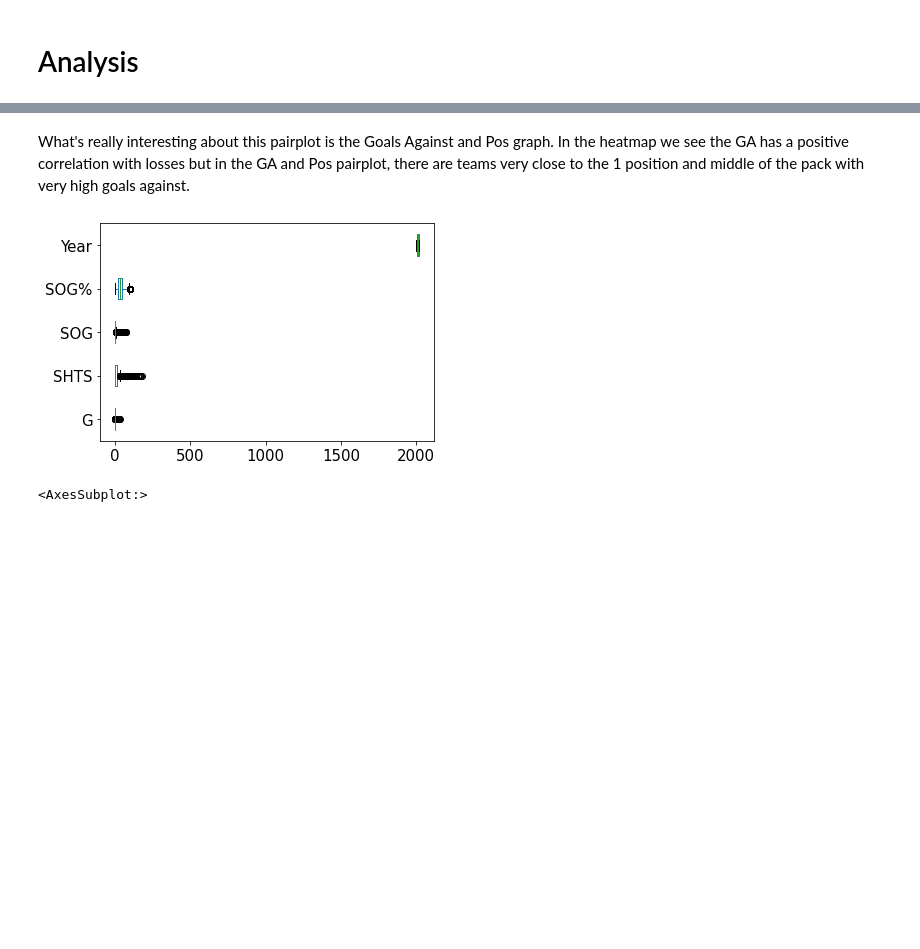
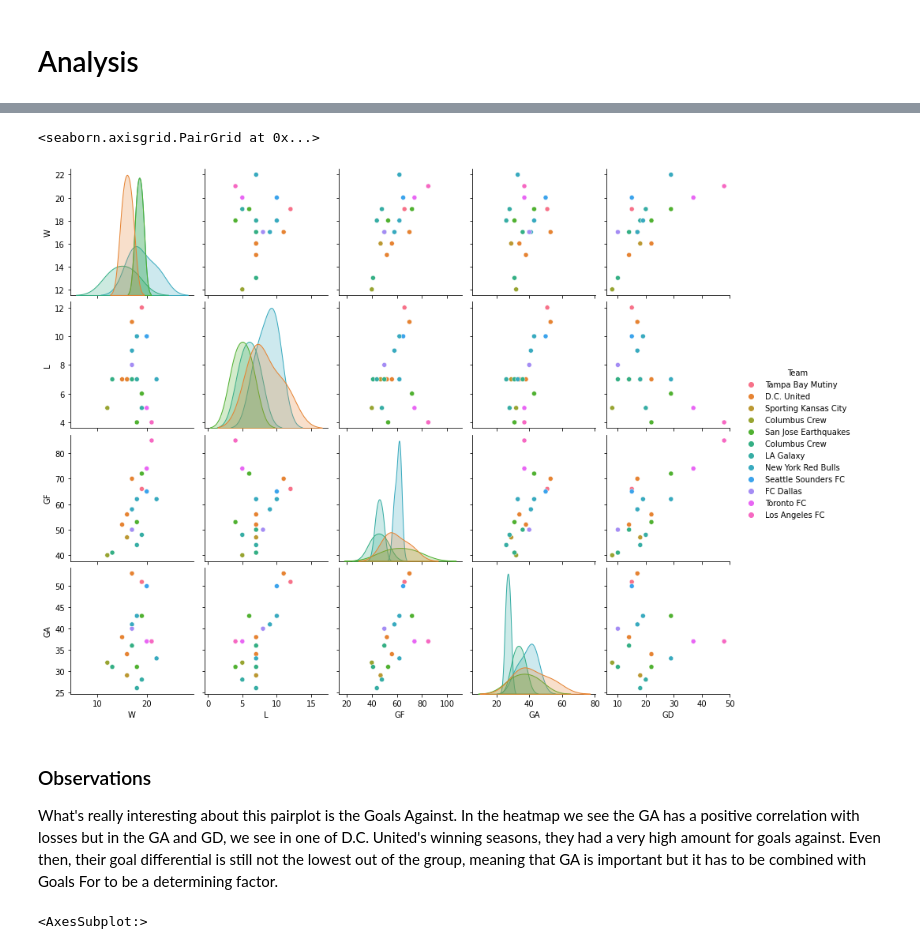
Before and after one commit to data301-2021-winter1/project-group47-project, a Jupyter notebook: notebooks/analysis1.ipynb, the cells around one changed output, grey strips where cells are left out. Drawn from its saved outputs; the diff is of its cells as text; code cells hidden in the pictures; blank space fills up the shorter version.

Commit message:
added conclusions and explained the graphs more

```diff
--- a/notebooks/analysis1.ipynb
+++ b/notebooks/analysis1.ipynb
@@ -333,9 +272,12 @@ sns.pairplot(gDiff_cleaned)
+# %%
+sns.pairplot(gDiff_cleaned, hue = "Team", x_vars=["W", "L", "GF", "GA", "GD"],
+    y_vars=["W", "L","GF", "GA"])
+# %% [output]
+<seaborn.axisgrid.PairGrid at 0x...>
+[figure, added]
 # %% [markdown]
-What's really interesting about this pairplot is the Goals Against and Pos graph. In the heatmap we see the GA has a positive correlation with losses but in the GA and Pos pairplot, there are teams very close to the 1 position and middle of the pack with very high goals against.
+### Observations
+What's really interesting about this pairplot is the Goals Against. In the heatmap we see the GA has a positive correlation with losses but in the GA and GD, we see in one of D.C. United's winning seasons, they had a very high amount for goals against. Even then, their goal differential is still not the lowest out of the group, meaning that GA is important but it has to be combined with Goals For to be a determining factor.
-# %%
-boxplot = pShots_cleaned.boxplot(grid=False, vert=False, fontsize=15)
-# %% [output]
-[figure, removed]
 # %%
 corr2 = pShots_cleaned.corr()
 sns.heatmap(corr2, xticklabels=corr2.columns, yticklabels=corr2.columns, annot=True, cmap="YlGnBu")
```
Also changed, not shown: parts of 17 cells of this notebook, 7 other files.
